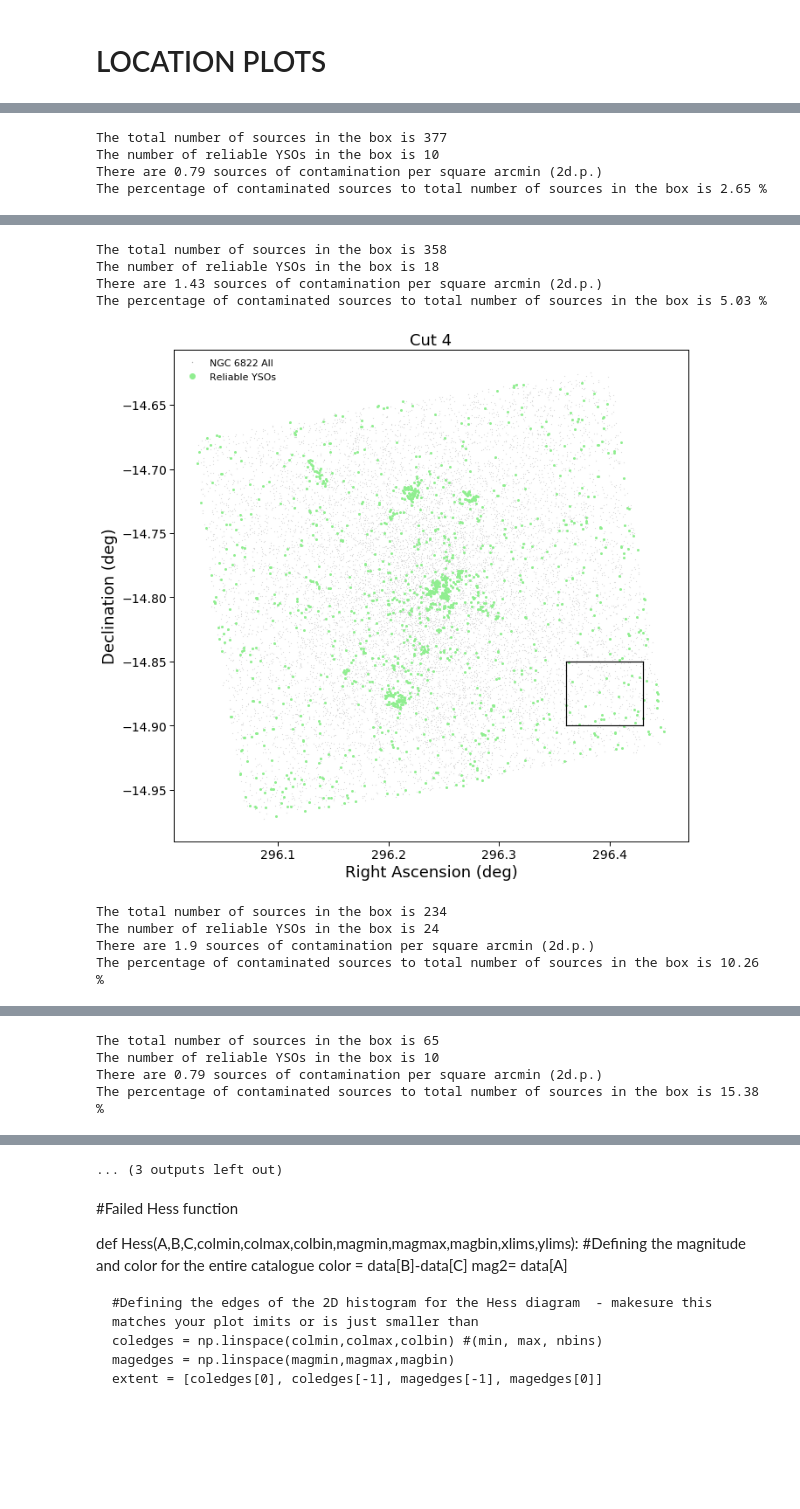
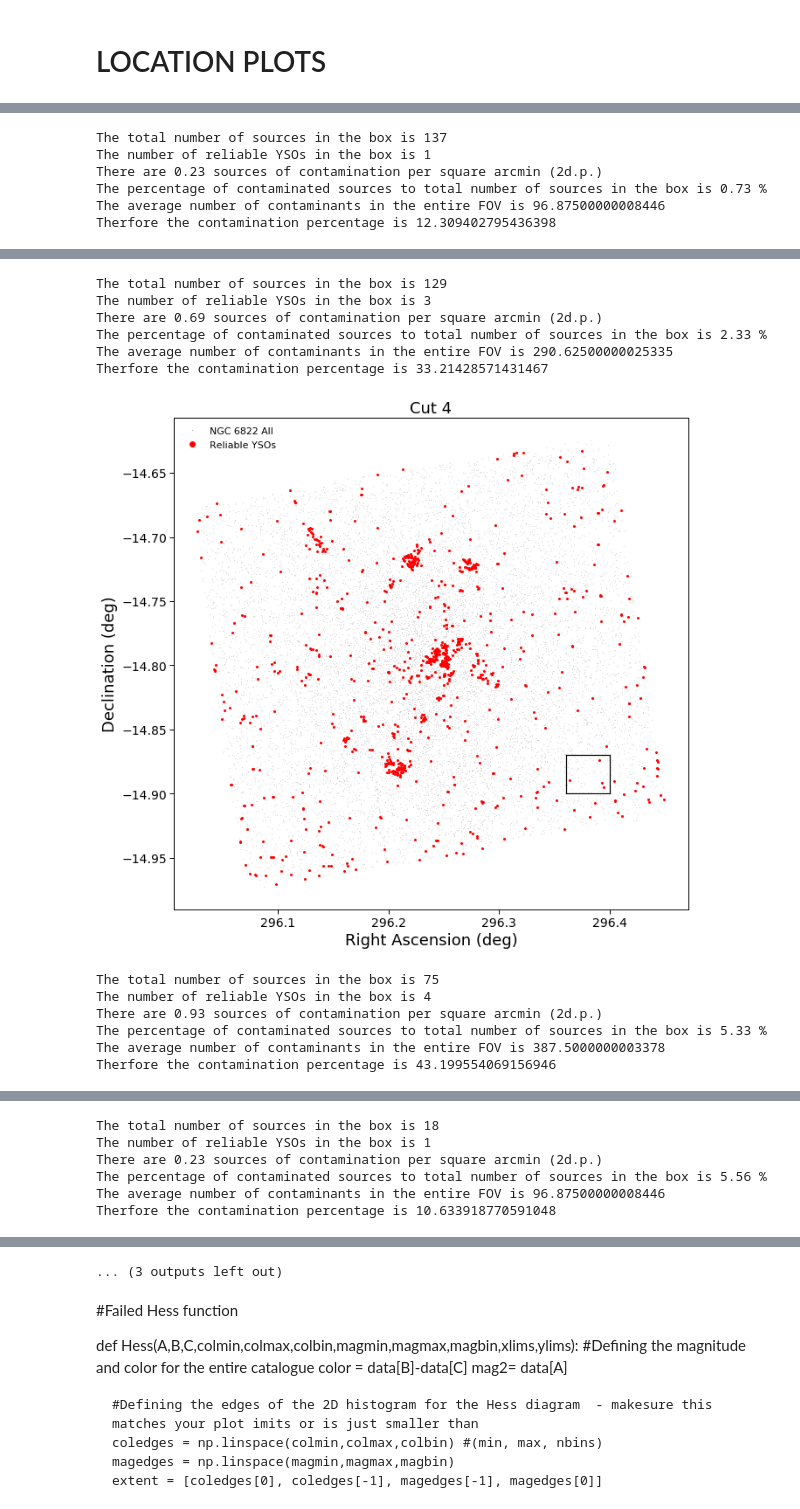
Before and after one commit to MichaelSharp7/YSOs, a Jupyter notebook: NGC6822_CMD_CCD.ipynb, the cells around one changed output, grey strips where cells are left out. Drawn from its saved outputs; the diff is of its cells as text; code cells hidden in the pictures; blank space fills up the shorter version.

```diff
--- a/NGC6822_CMD_CCD.ipynb
+++ b/NGC6822_CMD_CCD.ipynb
@@ -42,6 +42,7 @@ data['c3b']=0
 data['c3c']=0
 data['c4a']=0
 data['c4b']=0
+data['c4c']=0
 data['c5a']=0
 data['c5b']=0
 data['c5c']=0 #even though no 5c criteria currently
@@ -133,13 +134,16 @@ write_column(c3c_idx,'c3c')
 c4a_idx=np.where((data['k80mag']<10.7+mod) & (data['k45mag']-data['k80mag']>2.0) & (data['e45mag']<err) & (data['e80mag']<err)&(data['e45mag']>0) & (data['e80mag']>0))
 write_column(c4a_idx,'c4a')
 
-c4b_idx=np.where((1.0<data['k45mag']-data['k80mag']) & (data['k45mag']-data['k80mag']<=2.0) & (data['k80mag']<12.7-(data['k45mag']-data['k80mag'])+mod) & (data['k80mag']>11.3-1.8*(data['k45mag']-data['k80mag'])+mod) & (data['e45mag']<err) & (data['e80mag']<err)&(data['e45mag']>0) & (data['e80mag']>0))
+c4b_idx=np.where((1.7<=data['k45mag']-data['k80mag']) & (data['k45mag']-data['k80mag']<=2.0) & (data['k80mag']<12.7-(data['k45mag']-data['k80mag'])+mod) & (data['k80mag']>11.3-1.8*(data['k45mag']-data['k80mag'])+mod) & (data['e45mag']<err) & (data['e80mag']<err)&(data['e45mag']>0) & (data['e80mag']>0))
 write_column(c4b_idx,'c4b')
+
+c4c_idx=np.where((1<=data['k45mag']-data['k80mag']) & (data['k45mag']-data['k80mag']<1.7) & (data['k80mag']<11+mod) & (data['k80mag']>11.3-1.8*(data['k45mag']-data['k80mag'])+mod) & (data['e45mag']<err) & (data['e80mag']<err)&(data['e45mag']>0) & (data['e80mag']>0))
+write_column(c4c_idx,'c4c')
 
 c5a_idx=np.where((data['k45mag']<15) & (data['k45mag']-data['k24mag']>=4.0) & (data['e45mag']<err) & (data['e24mag']<err)&(data['e45mag']>0) & (data['e24mag']>0))
 write_column(c5a_idx,'c5a')
 
-c5b_idx=np.where((data['k45mag']>=15) & (data['k45mag']<11+(data['k45mag']-data['k24mag'])) & (data['e45mag']<err) & (data['e24mag']<err)&(data['e45mag']>0) & (data['e24mag']>0))
+c5b_idx=np.where((data['k45mag']>=15) & (data['k45mag']<11.67+0.833*(data['k45mag']-data['k24mag'])) & (data['e45mag']<err) & (data['e24mag']<err)&(data['e45mag']>0) & (data['e24mag']>0))
 write_column(c5b_idx,'c5b')
 
 
@@ -180,7 +184,7 @@ write_column(c10_idx,'c10')
 data['c1']=data['c1a']+data['c1b']+data['c1c']
 data['c2']=data['c2a']+data['c2b']+data['c2c']
 data['c3']=data['c3a']+data['c3b']+data['c3c']
-data['c4']=data['c4a']+data['c4b']
+data['c4']=data['c4a']+data['c4b']+data['c4c']
 data['c5']=data['c5a']+data['c5b']+data['c5c']
 data['c6']=data['c6a']+data['c6b']+data['c6c']
 data['c9']=data['c9a']+data['c9b']+data['c9c']
@@ -674,9 +678,9 @@ CMD_lines('k80mag','k36mag','k80mag',idx_3680,c9_idx,c9_rel_idx,'9','$[3.6] -[8.
 # LOCATION PLOTS
 # %%
 minRA=296.36*u.degree
-maxRA=296.43*u.degree
+maxRA=296.4*u.degree
 minDec=-14.9*u.degree
-maxDec=-14.85*u.degree
+maxDec=-14.87*u.degree
 
 minRA=minRA.to(u.arcmin)
 maxRA=maxRA.to(u.arcmin)
@@ -694,6 +698,18 @@ minRA=minRA.to(u.deg)
 maxRA=maxRA.to(u.deg)
 minDec=minDec.to(u.deg)
 maxDec=maxDec.to(u.deg)
+
+FOV_width=0.375*u.deg
+FOV_width=FOV_width.to(u.arcmin)
+FOV_length=0.31*u.deg
+FOV_length=FOV_length.to(u.arcmin)
+FOV_area=FOV_width*FOV_length
+
+print("Total FOV area is",FOV_area)
+
+ratio_area=FOV_area/box_area
+print("The ratio of the total FOV to the box is "+str(ratio_area))
+print('')
 
 def location_plot(bgd_idx,cut_idx,sp_idx,num):
     # Plot the cataloge data on the sky
@@ -722,7 +738,7 @@ def location_plot(bgd_idx,cut_idx,sp_idx,num):
     #plt.plot(data['RA'][cut_idx], data['Dec'][cut_idx], '.', color='darkviolet', ms=4, label="YSO candidates")
 
     #overplot all reliable sources that meet the cut
-    plt.plot(reliable_cat['RA'][sp_idx], reliable_cat['Dec'][sp_idx], '.', color='lightgreen', ms=4, label="Reliable YSOs")
+    plt.plot(reliable_cat['RA'][sp_idx], reliable_cat['Dec'][sp_idx], '.', color='red', ms=4, label="Reliable YSOs")
 
     plt.xlabel('Right Ascension (deg)', size=18)
     plt.ylabel('Declination (deg)', size=18)
@@ -750,7 +766,9 @@ def location_plot(bgd_idx,cut_idx,sp_idx,num):
     print('The number of reliable YSOs in the box is',num_contam)
     print('There are',round((num_contam/(box_area.value)),2),'sources of contamination per square arcmin (2d.p.)')
     print('The percentage of contaminated sources to total number of sources in the box is',round(100*num_contam/num_total_sources_box,2),'%')
-
+    scaled_contam_num=ratio_area*num_contam
+    print("The average number of contaminants in the entire FOV is "+str(scaled_contam_num))
+    print("Therfore the contamination percentage is "+str(100*scaled_contam_num/len(sp_idx[0])))
 
 #location_plot(c1_idx,c1_rel_idx,'1')
 location_plot(idx_3658,c2_idx,c2_rel_idx,'2')
@@ -770,4 +791,6 @@ Box area is 12.599999999991269 arcmin2
-The total number of sources in the box is 377
-The number of reliable YSOs in the box is 10
-There are 0.79 sources of contamination per square arcmin (2d.p.)
-The percentage of contaminated sources to total number of sources in the box is 2.65 %
+The total number of sources in the box is 137
+The number of reliable YSOs in the box is 1
+There are 0.23 sources of contamination per square arcmin (2d.p.)
+The percentage of contaminated sources to total number of sources in the box is 0.73 %
+The average number of contaminants in the entire FOV is 96.87500000008446
+Therfore the contamination percentage is 12.309402795436398
@@ -775,9 +798,13 @@ The percentage of contaminated sources to total number of sources in the box is
-The total number of sources in the box is 358
-The number of reliable YSOs in the box is 18
-There are 1.43 sources of contamination per square arcmin (2d.p.)
-The percentage of contaminated sources to total number of sources in the box is 5.03 %
+The total number of sources in the box is 129
+The number of reliable YSOs in the box is 3
+There are 0.69 sources of contamination per square arcmin (2d.p.)
+The percentage of contaminated sources to total number of sources in the box is 2.33 %
+The average number of contaminants in the entire FOV is 290.62500000025335
+Therfore the contamination percentage is 33.21428571431467
-[figure, old version]
+[figure, new version]
-The total number of sources in the box is 234
-The number of reliable YSOs in the box is 24
-There are 1.9 sources of contamination per square arcmin (2d.p.)
-The percentage of contaminated sources to total number of sources in the box is 10.26 %
+The total number of sources in the box is 75
+The number of reliable YSOs in the box is 4
+There are 0.93 sources of contamination per square arcmin (2d.p.)
+The percentage of contaminated sources to total number of sources in the box is 5.33 %
+The average number of contaminants in the entire FOV is 387.5000000003378
+Therfore the contamination percentage is 43.199554069156946
@@ -785,4 +812,6 @@ The percentage of contaminated sources to total number of sources in the box is
-The total number of sources in the box is 65
-The number of reliable YSOs in the box is 10
-There are 0.79 sources of contamination per square arcmin (2d.p.)
-The percentage of contaminated sources to total number of sources in the box is 15.38 %
+The total number of sources in the box is 18
+The number of reliable YSOs in the box is 1
+There are 0.23 sources of contamination per square arcmin (2d.p.)
+The percentage of contaminated sources to total number of sources in the box is 5.56 %
+The average number of contaminants in the entire FOV is 96.87500000008446
+Therfore the contamination percentage is 10.633918770591048
```
Also changed, not shown: parts of 7 cells of this notebook, 1 other file.
